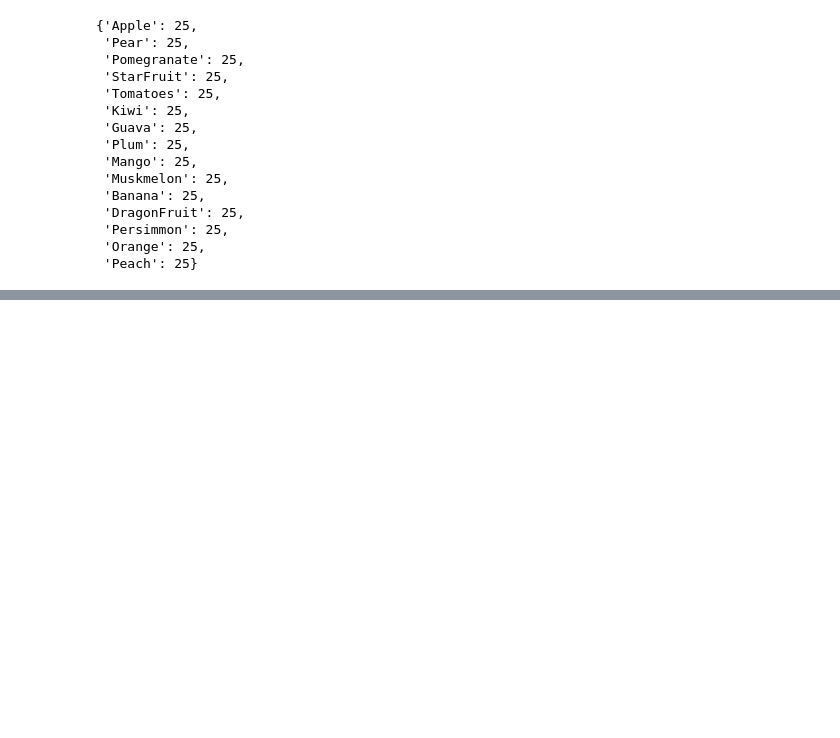
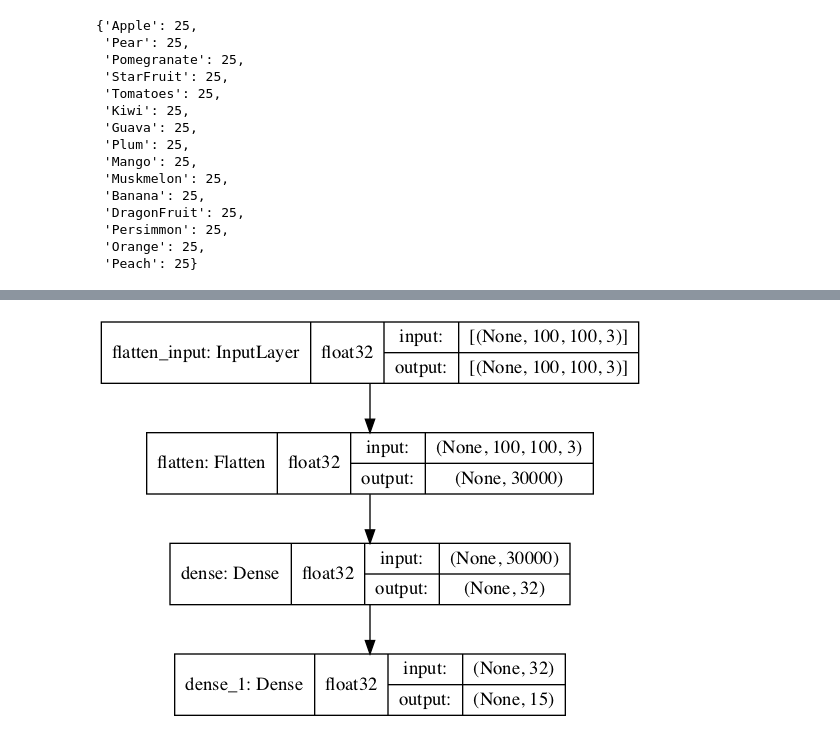
Before and after one commit to valmadrid/Image-Classification, a Jupyter notebook: fruit_image_classification.ipynb, the cells around one changed output, grey strips where cells are left out. Cells and saved outputs as stored; diff of their text form; code cells hidden in the pictures; blank space fills up the shorter version.

Commit message:
base model

```diff
--- a/fruit_image_classification.ipynb
+++ b/fruit_image_classification.ipynb
@@ -147 +156,3 @@ del img
+# %%
+target_size = (100, 100)
 # %%
@@ -187,0 +247,3 @@ True
+# %%
+input_shape = train_generator.image_shape
+input_shape
@@ -187,0 +252,6 @@ True
+# %%
+model = Sequential()
+model.add(Flatten(input_shape=input_shape))
+model.add(Dense(32, activation="relu"))
+model.add(Dense(15, activation="softmax"))
+model.summary()
@@ -187,0 +275,4 @@ True
+# %%
+plot_model(model, show_shapes=True, show_dtype=True, expand_nested=True)
+# %% [output]
+[figure, added]
```
Also changed, not shown: parts of 24 cells of this notebook.
